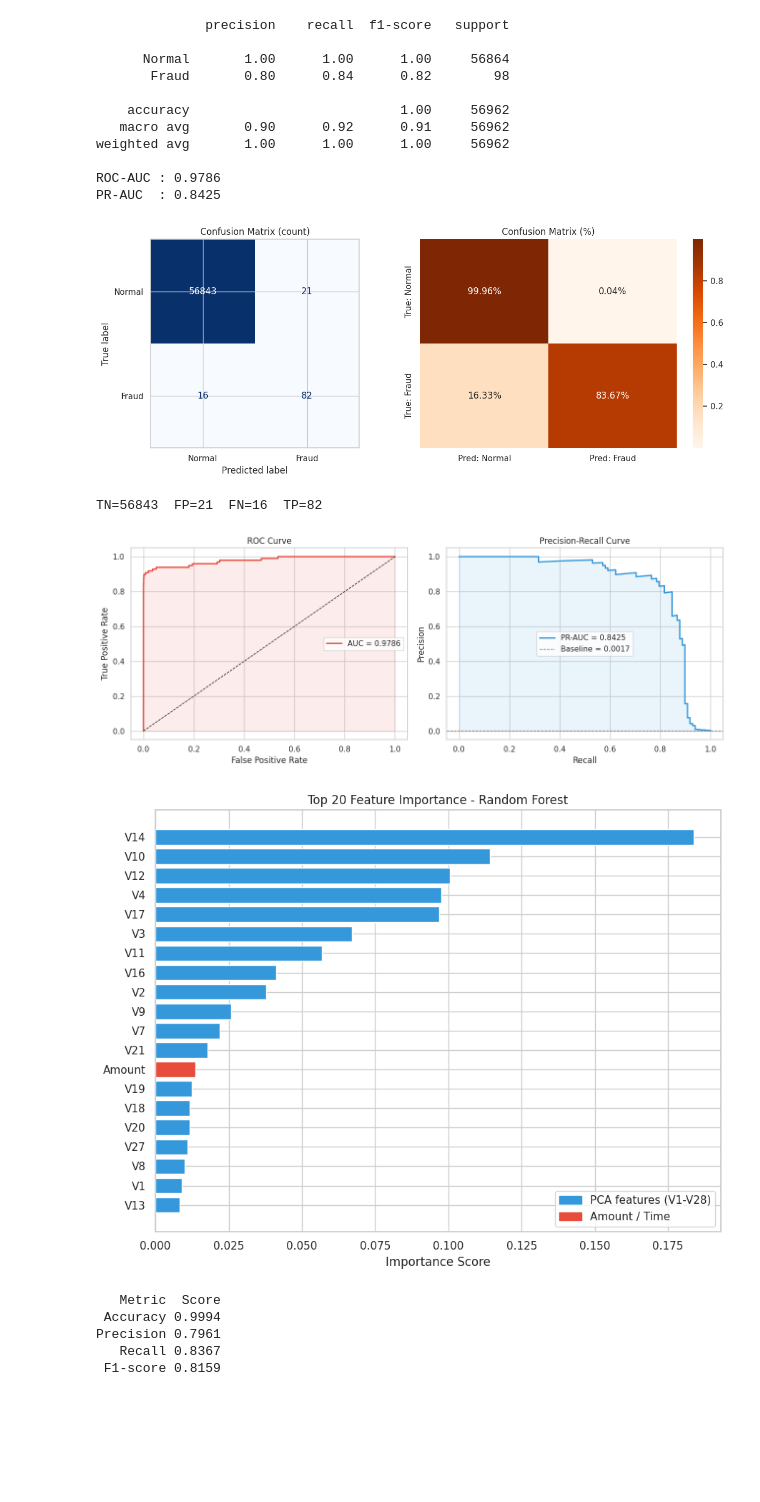
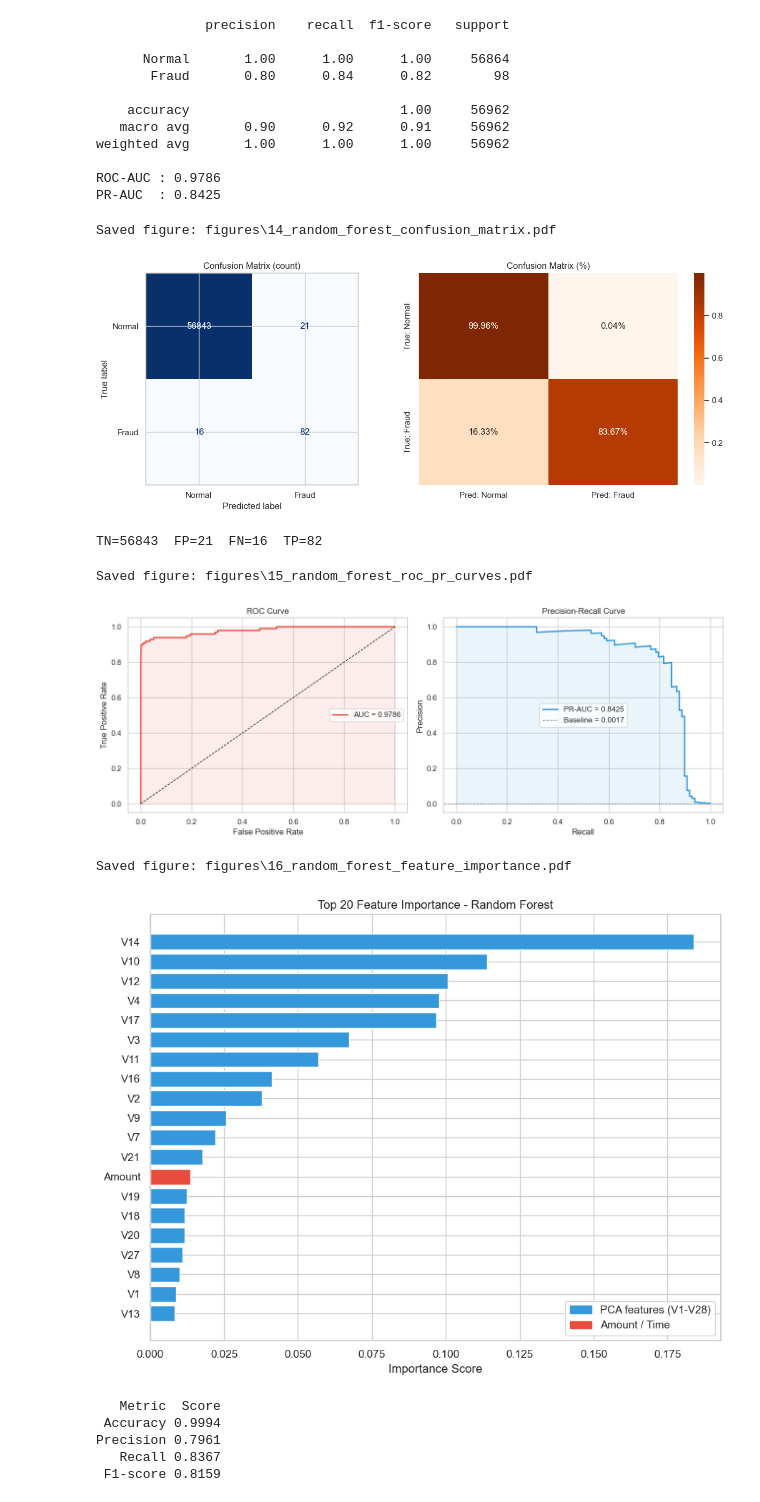
Before and after one commit to amebett1/FraudGuard, a Jupyter notebook: fraudguard.ipynb, the cells around one changed output. Cells and saved outputs as stored; diff of their text form; code cells hidden in the pictures; blank space fills up the shorter version.

```diff
--- a/fraudguard.ipynb
+++ b/fraudguard.ipynb
@@ -25,5 +37,18 @@ plt.rcParams['figure.dpi'] = 100
 # %%
-# --- Load data ---
-df = pd.read_csv('/kaggle/input/datasets/organizations/mlg-ulb/creditcardfraud/creditcard.csv')
+# Nap du lieu
+DATA_PATHS = [
+    Path('data/creditcard.csv'),
+    Path('creditcard.csv'),
+    Path('/kaggle/input/datasets/organizations/mlg-ulb/creditcardfraud/creditcard.csv'),
+]
+
+data_path = next((path for path in DATA_PATHS if path.exists()), None)
+if data_path is None:
+    raise FileNotFoundError(
+        'Could not find creditcard.csv. Put it at data/creditcard.csv or creditcard.csv.'
+    )
+
+print(f'Loading data from: {data_path}')
+df = pd.read_csv(data_path)
 df.head()
 # %% [output]
@@ -115,0 +290,17 @@ X_test[['Amount', 'Time']]  = scaler.transform(X_test[['Amount', 'Time']])
+# %%
+# Mo hinh baseline: Logistic Regression
+lr_model = LogisticRegression(
+    class_weight='balanced',
+    max_iter=2000,
+    random_state=42,
+    n_jobs=-1
+)
+
+lr_model.fit(X_train, y_train)
+
+y_pred_lr = lr_model.predict(X_test)
+y_pred_proba_lr = lr_model.predict_proba(X_test)[:, 1]
+
+print(classification_report(y_test, y_pred_lr, target_names=['Normal', 'Fraud']))
+print(f'ROC-AUC : {roc_auc_score(y_test, y_pred_proba_lr):.4f}')
+print(f'PR-AUC  : {average_precision_score(y_test, y_pred_proba_lr):.4f}')
@@ -147,7 +350,7 @@ weighted avg       1.00      1.00      1.00     56962
 ROC-AUC : 0.9786
 PR-AUC  : 0.8425
 # %%
-# --- Confusion Matrix ---
+# Bieu do: confusion matrix cua Random Forest
 fig, axes = plt.subplots(1, 2, figsize=(13, 5))
 
 cm = confusion_matrix(y_test, y_pred)
@@ -163,15 +366,17 @@ sns.heatmap(cm_pct, annot=True, fmt='.2%', cmap='Oranges', ax=axes[1],
 axes[1].set_title('Confusion Matrix (%)')
 
 plt.tight_layout()
+save_fig(fig, '14_random_forest_confusion_matrix')
 plt.show()
 
 tn, fp, fn, tp = cm.ravel()
 print(f'TN={tn}  FP={fp}  FN={fn}  TP={tp}')
 # %% [output]
+Saved figure: figures\14_random_forest_confusion_matrix.pdf
-[figure, old version]
+[figure, new version]
-TN=56843  FP=21  FN=16  TP=82
+TN=56843  FP=21  FN=16  TP=82
 # %%
-# --- ROC Curve & Precision-Recall Curve ---
+# Bieu do: ROC va Precision-Recall cua Random Forest
 roc_auc = roc_auc_score(y_test, y_pred_proba)
 pr_auc  = average_precision_score(y_test, y_pred_proba)
 
@@ -197,32 +402,36 @@ axes[1].set_title('Precision-Recall Curve')
 axes[1].legend()
 
 plt.tight_layout()
+save_fig(fig, '15_random_forest_roc_pr_curves')
 plt.show()
 # %% [output]
+Saved figure: figures\15_random_forest_roc_pr_curves.pdf
-[figure, old version]
+[figure, new version]
 # %%
-# --- Feature Importance ---
+# Bieu do: feature importance cua Random Forest
 feat_df = pd.DataFrame({
     'Feature'   : X_train.columns,
     'Importance': rf_model.feature_importances_
 }).sort_values('Importance', ascending=False).reset_index(drop=True)
 
 top_feat = feat_df.head(20)
 colors   = ['#e74c3c' if f in ['Amount', 'Time'] else '#3498db' for f in top_feat['Feature']]
 
 plt.figure(figsize=(9, 7))
 plt.barh(top_feat['Feature'][::-1], top_feat['Importance'][::-1],
          color=colors[::-1], edgecolor='white')
 plt.xlabel('Importance Score')
 plt.title('Top 20 Feature Importance - Random Forest')
 plt.legend(handles=[
     Patch(color='#3498db', label='PCA features (V1-V28)'),
     Patch(color='#e74c3c', label='Amount / Time')
 ])
 plt.tight_layout()
+save_fig(plt.gcf(), '16_random_forest_feature_importance')
 plt.show()
 # %% [output]
+Saved figure: figures\16_random_forest_feature_importance.pdf
-[figure, old version]
+[figure, new version]
 # %%
 metrics = {
     'Accuracy' : accuracy_score(y_test, y_pred),
```
Also changed, not shown: parts of 29 cells of this notebook, 20 other files.
